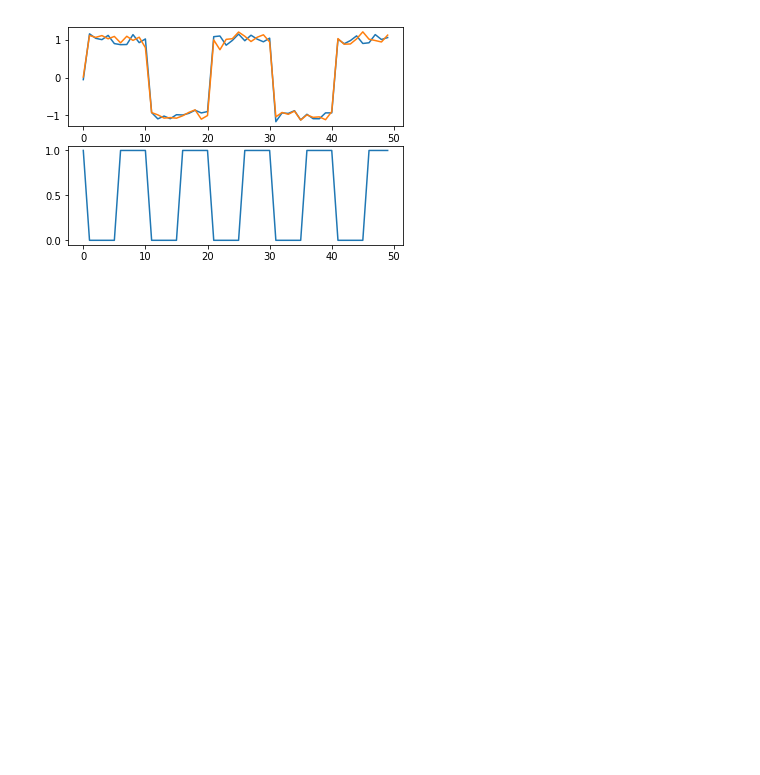
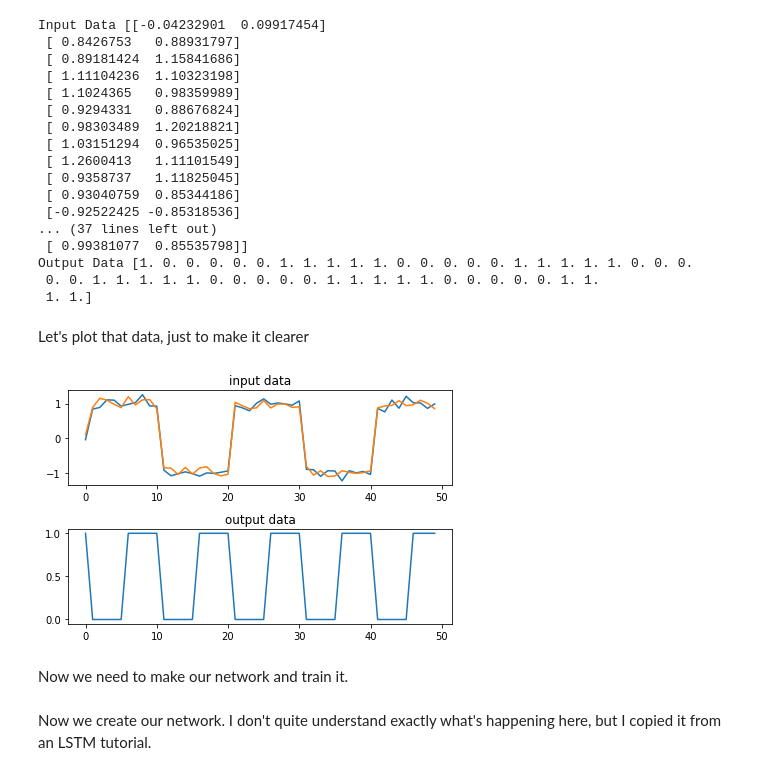
Before and after one commit to tcstewar/testing_notebooks, a Jupyter notebook: sgbc/Simple LSTM example.ipynb, the cells around one changed output. Cells and saved outputs as stored; diff of their text form; code cells hidden in the pictures; blank space fills up the shorter version.

```diff
--- a/sgbc/Simple LSTM example.ipynb
+++ b/sgbc/Simple LSTM example.ipynb
@@ -9,10 +13,24 @@ t = np.arange(50)*0.05
 input_data = np.sign(np.array([np.sin(2*np.pi*t),np.sin(2*np.pi*t)]).T).astype(float)
 input_data += np.random.normal(size=input_data.shape)*0.1
 output_data = (np.sign(np.sin(2*np.pi*t*2+np.pi)).astype(float)+1)/2
-plt.subplot(2,1,1)
-plt.plot(input_data)
-plt.subplot(2,1,2)
-plt.plot(output_data)
-plt.show()
+
+print('Input Data', input_data)
+print('Output Data', output_data)
 # %% [output]
-[figure, removed]
+Input Data [[-0.04232901  0.09917454]
+ [ 0.8426753   0.88931797]
+ [ 0.89181424  1.15841686]
+ [ 1.11104236  1.10323198]
+ [ 1.1024365   0.98359989]
+ [ 0.9294331   0.88676824]
+ [ 0.98303489  1.20218821]
+ [ 1.03151294  0.96535025]
+ [ 1.2600413   1.11101549]
+ [ 0.9358737   1.11825045]
+ [ 0.93040759  0.85344186]
+ [-0.92522425 -0.85318536]
+... (37 lines left out)
+ [ 0.99381077  0.85535798]]
+Output Data [1. 0. 0. 0. 0. 0. 1. 1. 1. 1. 1. 0. 0. 0. 0. 0. 1. 1. 1. 1. 1. 0. 0. 0.
+ 0. 0. 1. 1. 1. 1. 1. 0. 0. 0. 0. 0. 1. 1. 1. 1. 1. 0. 0. 0. 0. 0. 1. 1.
+ 1. 1.]
@@ -23,0 +37,15 @@ n_features = 2
+# %% [markdown]
+Let's plot that data, just to make it clearer
+# %%
+plt.subplot(2,1,1)
+plt.plot(input_data)
+plt.title('input data')
+plt.subplot(2,1,2)
+plt.plot(output_data)
+plt.title('output data')
+plt.tight_layout()
+plt.show()
+# %% [output]
+[figure, added]
+# %% [markdown]
+Now we need to make our network and train it.
@@ -24,3 +57,5 @@ n_features = 2
+# %% [markdown]
+Now we create our network.  I don't quite understand exactly what's happening here, but I copied it from an LSTM tutorial.
 # %%
 X = tf.placeholder('float',[None,n_features])
 Y = tf.placeholder('float')
```
Also changed, not shown: parts of 8 cells of this notebook, 3 other files.
